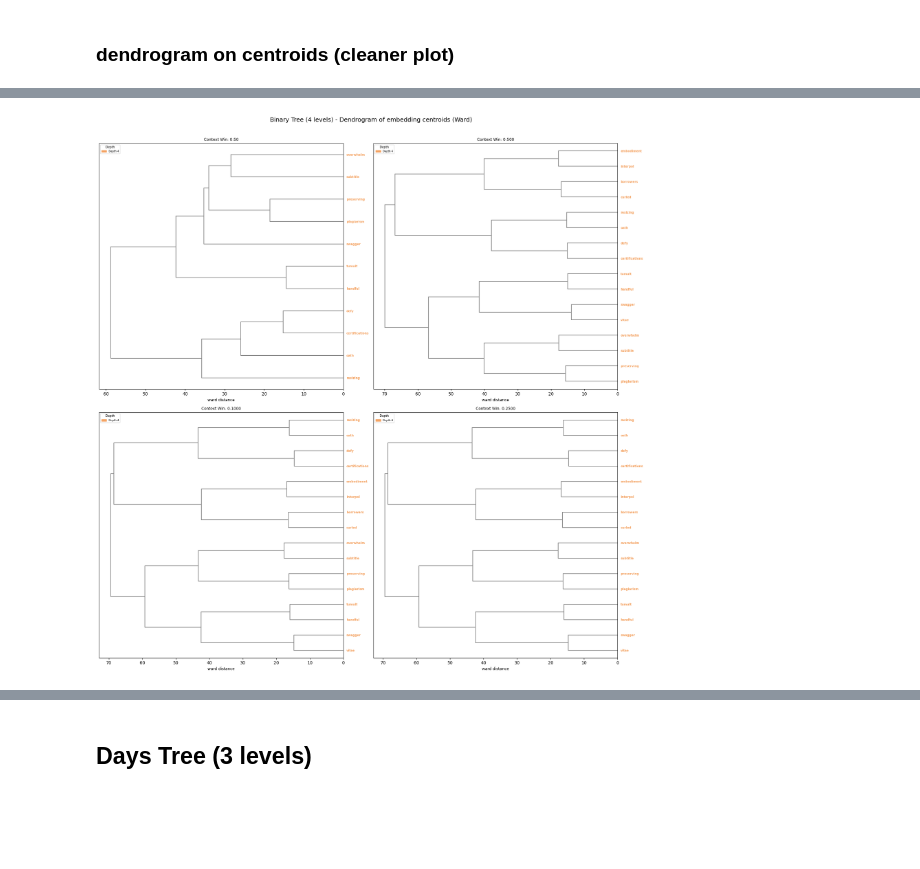
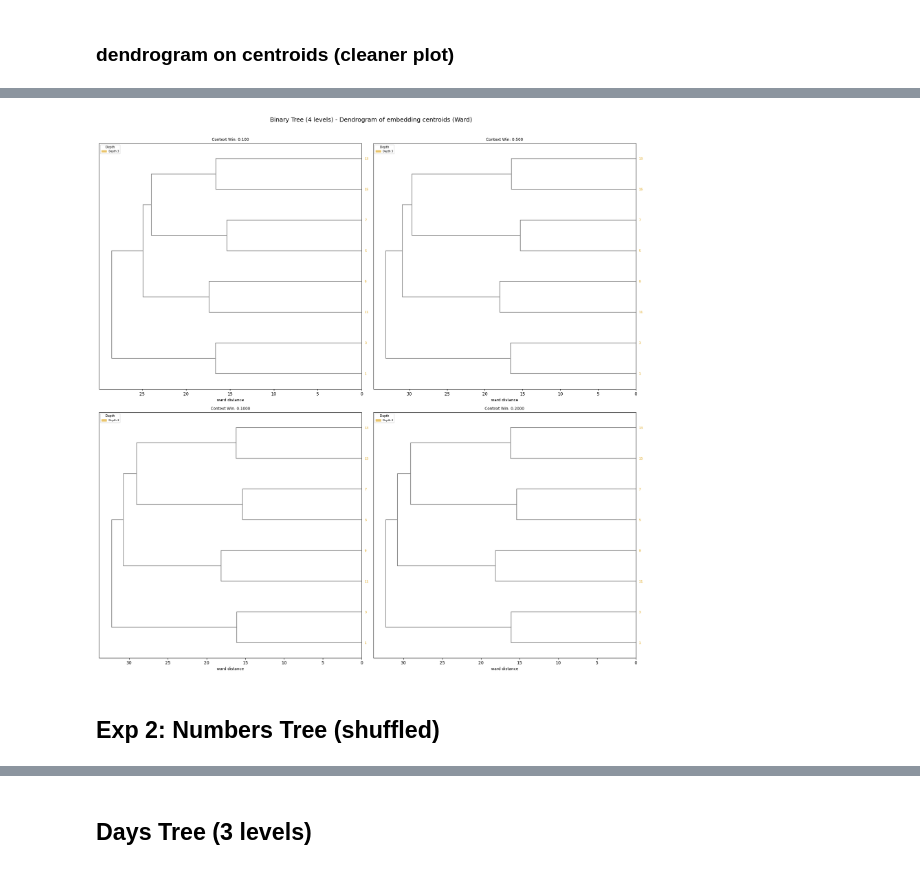
Before and after one commit to Project-Hindenburg/hico, a Jupyter notebook: notebooks/plot_trees.ipynb, the cells around one changed output, grey strips where cells are left out. Cells and saved outputs as stored; diff of their text form; code cells hidden in the pictures; blank space fills up the shorter version.

```diff
--- a/notebooks/plot_trees.ipynb
+++ b/notebooks/plot_trees.ipynb
@@ -28,8 +28,8 @@ hp_tree = Plotter(
 ### PCA 2D
 # %%
 fig, axes = plt.subplots(2, 2, figsize=(16, 14))
-ctx = 3000
-CTX_LENS = [50,500, 1000, 2500]
+ctx = 2000
+CTX_LENS = [50,500, 1000, 2000]
 
 for ax, win_len in zip(axes.flat, CTX_LENS):
     pt_path = EMB_DIR / f"reprs_bin_tree_one_rw_{ctx}_line000000_layer31.pt"
@@ -68,27 +68,30 @@ plt.show()
 # %% [markdown]
 ### Dendrogram
 # %%
-fig, axes = plt.subplots(2, 2, figsize=(18, 18))
+# fig, axes = plt.subplots(2, 2, figsize=(18, 18))
 
-layer = 4 # quale livello dell'albero dendrogrammo
+# CTX_LENS = [100, 500, 1000, 2000]
 
-toks_layer_l = [toks for toks, depth in hp_tree.token_to_group.items() if depth == layer]
-ids_layer_l = [hp_tree.word_to_tid[tok] for tok in toks_layer_l]
+# layer = 3 # quale livello dell'albero dendrogrammo
 
-for ax, win in zip(axes.flat, CTX_LENS):
-    print(f"Processing context length: {win}")
-    pt_path = EMB_DIR / f"reprs_bin_tree_one_rw_{ctx}_line000000_layer31.pt"
-    ids_np, emb_np = load_embeddings_pt(pt_path)
+# toks_layer_l = [toks for toks, depth in hp_tree.token_to_group.items() if depth == layer]
+# ids_layer_l = [hp_tree.word_to_tid[tok] for tok in toks_layer_l]
 
-    mask_layer_l = np.isin(ids_np, ids_layer_l)
 
-    emb_np = emb_np[mask_layer_l]
-    ids_np = ids_np[mask_layer_l]
+# for ax, win in zip(axes.flat, CTX_LENS):
+#     print(f"Processing context length: {win}")
+#     pt_path = EMB_DIR / f"reprs_bin_tree_one_rw_{ctx}_line000000_layer31.pt"
+#     ids_np, emb_np = load_embeddings_pt(pt_path)
 
-    filtered_ids, filtered_embs = _window_and_filter(ids_np, emb_np, hp_tree.id_to_word, k=10, t_end=win)
-    hp_tree.plot_dendrogram_on_points(ax, filtered_ids, filtered_embs, title=f"Context Win: 0:{win}", method="ward", max_leaves=50)
+#     mask_layer_l = np.isin(ids_np, ids_layer_l)
 
-fig.suptitle("Binary Tree (4 levels) - Dendrogram of embedding centroids (Ward)",
-             fontsize=14, y=1.01)
-fig.tight_layout()
-plt.show()
+#     emb_np = emb_np[mask_layer_l]
+#     ids_np = ids_np[mask_layer_l]
+
+#     filtered_ids, filtered_embs = _window_and_filter(ids_np, emb_np, hp_tree.id_to_word, k=10, t_end=win)
+#     hp_tree.plot_dendrogram_on_points(ax, filtered_ids, filtered_embs, title=f"Context Win: 0:{win}", method="ward", max_leaves=50)
+
+# fig.suptitle("Binary Tree (4 levels) - Dendrogram of embedding centroids (Ward)",
+#              fontsize=14, y=1.01)
+# fig.tight_layout()
+# plt.show()
@@ -114,7 +100,7 @@ Processing context length: 2500
 # %%
 fig, axes = plt.subplots(2, 2, figsize=(18, 18))
 
-layer = 4 # quale livello dell'albero dendrogrammo
+layer = 3 # quale livello dell'albero dendrogrammo
 
 toks_layer_l = [toks for toks, depth in hp_tree.token_to_group.items() if depth == layer]
 ids_layer_l = [hp_tree.word_to_tid[tok] for tok in toks_layer_l]
@@ -158 +136,3 @@ Processing context length: 2500
-[figure, old version]
+[figure, new version]
+# %% [markdown]
+## Exp 2: Numbers Tree (shuffled)
```
Also changed, not shown: parts of 29 cells of this notebook, 4 other files.
